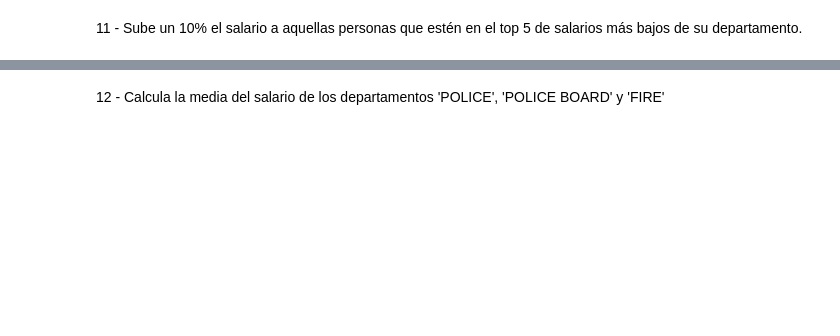
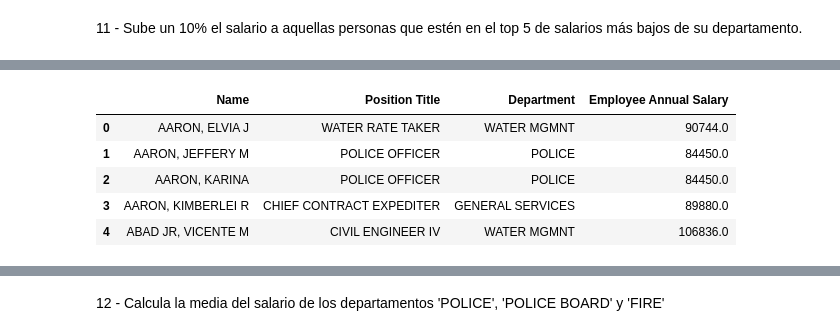
Before and after one commit to ubaldo-peralta-sanchez/python_basics, a Jupyter notebook: 2020_S6_pandas_indices_metodos.ipynb, the cells around one changed output, grey strips where cells are left out. Drawn from its saved outputs; the diff is of its cells as text; code cells hidden in the pictures; blank space fills up the shorter version.

```diff
--- a/2020_S6_pandas_indices_metodos.ipynb
+++ b/2020_S6_pandas_indices_metodos.ipynb
@@ -1048,0 +668,12 @@ SyntaxError: invalid syntax (<ipython-input-320-1b538bb7e7fa>, line 3)
+# %%
+df_chicago = pd.read_csv("S6_datos/chicago.csv")
+# df_chicago = df_chicago.set_index("Department")
+df_chicago["Employee Annual Salary"] = df_chicago["Employee Annual Salary"].str.replace('$', '').astype(float)
+df_chicago.head()
+# %% [output]
+|  | Name | Position Title | Department | Employee Annual Salary |
+| 0 | AARON, ELVIA J | WATER RATE TAKER | WATER MGMNT | 90744.0 |
+| 1 | AARON, JEFFERY M | POLICE OFFICER | POLICE | 84450.0 |
+| 2 | AARON, KARINA | POLICE OFFICER | POLICE | 84450.0 |
+| 3 | AARON, KIMBERLEI R | CHIEF CONTRACT EXPEDITER | GENERAL SERVICES | 89880.0 |
+| 4 | ABAD JR, VICENTE M | CIVIL ENGINEER IV | WATER MGMNT | 106836.0 |
```
Also changed, not shown: parts of 78 cells of this notebook.
